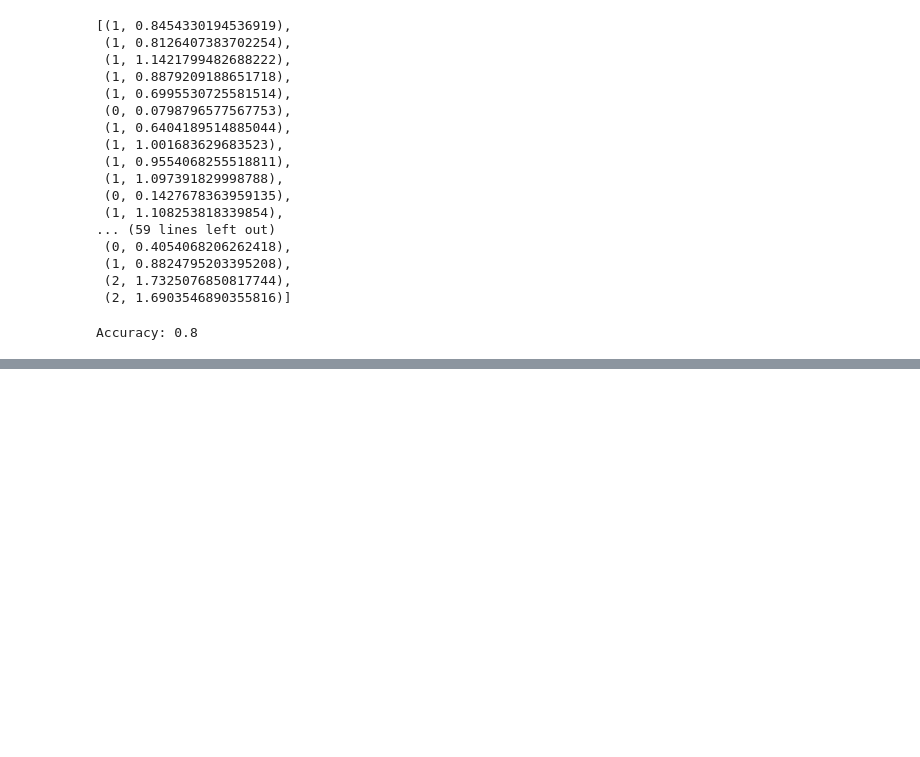
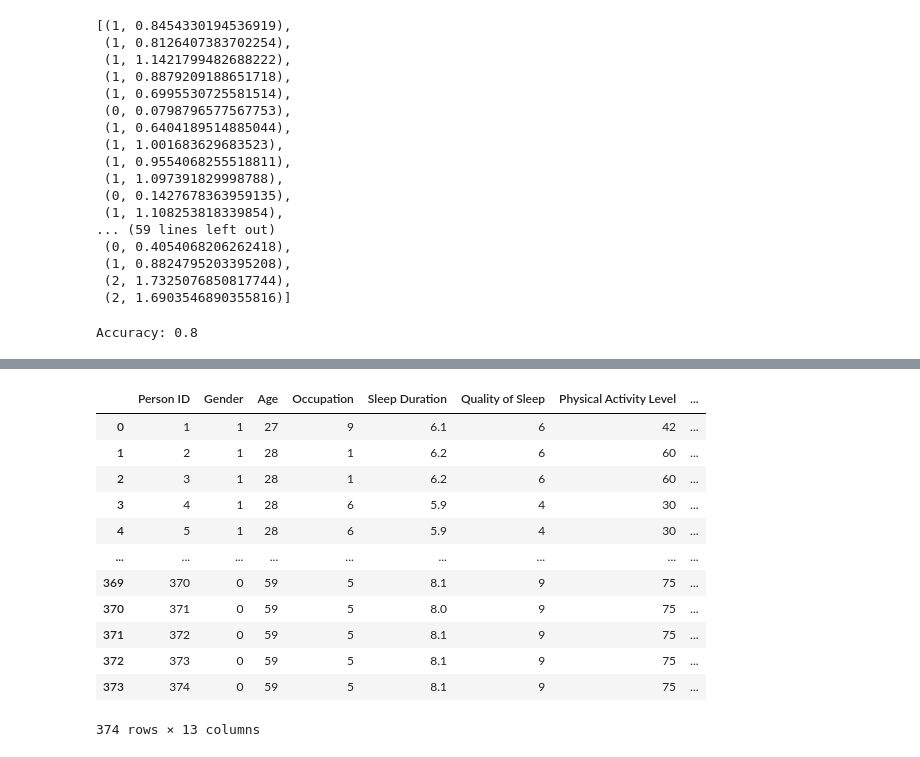
Before and after one commit to Gautam-10137/FitFlowAnalyzer, a Jupyter notebook: model/jupyter/FitFlowAnalyzer.ipynb, the cells around one changed output, grey strips where cells are left out. Saved outputs shown, nothing was run; the diff lists cells and outputs as text; code cells hidden in the pictures; blank space fills up the shorter version.

```diff
--- a/model/jupyter/FitFlowAnalyzer.ipynb
+++ b/model/jupyter/FitFlowAnalyzer.ipynb
@@ -524,0 +518,17 @@ report
+# %%
+target_column="Sleep Disorder"
+df.drop(columns=[target_column],axis=1)
+# %% [output]
+|  | Person ID | Gender | Age | Occupation | Sleep Duration | Quality of Sleep | Physical Activity Level | ... |
+| 0 | 1 | 1 | 27 | 9 | 6.1 | 6 | 42 | ... |
+| 1 | 2 | 1 | 28 | 1 | 6.2 | 6 | 60 | ... |
+| 2 | 3 | 1 | 28 | 1 | 6.2 | 6 | 60 | ... |
+| 3 | 4 | 1 | 28 | 6 | 5.9 | 4 | 30 | ... |
+| 4 | 5 | 1 | 28 | 6 | 5.9 | 4 | 30 | ... |
+| ... | ... | ... | ... | ... | ... | ... | ... | ... |
+| 369 | 370 | 0 | 59 | 5 | 8.1 | 9 | 75 | ... |
+| 370 | 371 | 0 | 59 | 5 | 8.0 | 9 | 75 | ... |
+| 371 | 372 | 0 | 59 | 5 | 8.1 | 9 | 75 | ... |
+| 372 | 373 | 0 | 59 | 5 | 8.1 | 9 | 75 | ... |
+| 373 | 374 | 0 | 59 | 5 | 8.1 | 9 | 75 | ... |
+374 rows × 13 columns
```
Also changed, not shown: parts of 6 cells of this notebook, 9 other files.
